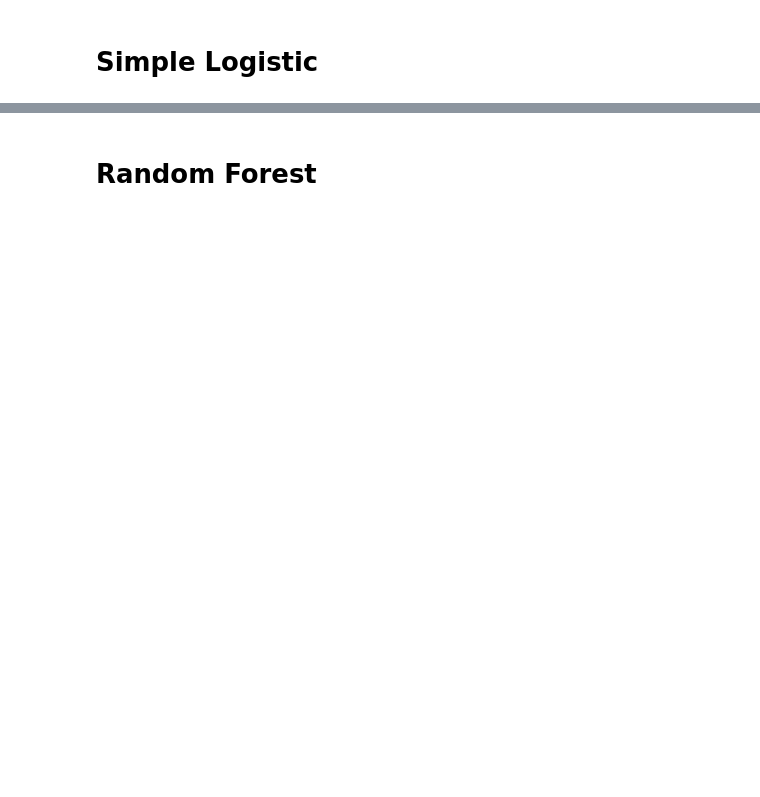
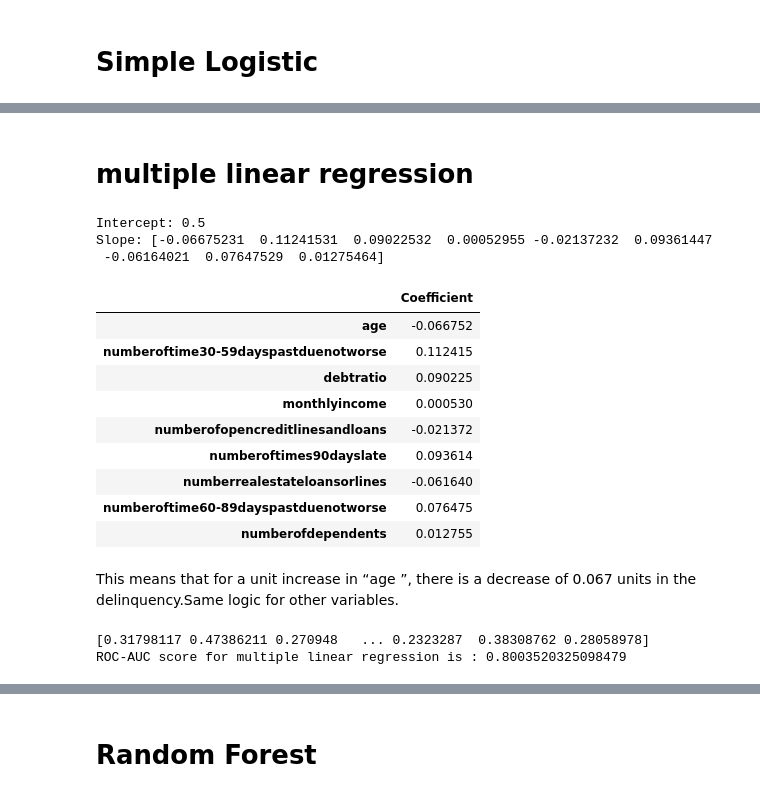
Before and after one commit to saratan8/InclusiveCreditModel, a Jupyter notebook: Kaggledata_Project.ipynb, the cells around one changed output, grey strips where cells are left out. Saved outputs shown, nothing was run; the diff lists cells and outputs as text; code cells hidden in the pictures; blank space fills up the shorter version.

```diff
--- a/Kaggledata_Project.ipynb
+++ b/Kaggledata_Project.ipynb
@@ -464,0 +469,39 @@ ROC-AUC score: 0.8023832843316844
+# %% [markdown]
+# multiple linear regression
+# %%
+from sklearn.linear_model import LinearRegression
+
+model = LinearRegression()
+
+model.fit(x_train, y)
+print('Intercept:',model.intercept_)
+
+# For retrieving the slope:
+print('Slope:',model.coef_)
+
+coeff_df = pd.DataFrame(model.coef_, X_select.columns, columns=['Coefficient'])
+coeff_df
+# %% [output]
+Intercept: 0.5
+Slope: [-0.06675231  0.11241531  0.09022532  0.00052955 -0.02137232  0.09361447
+ -0.06164021  0.07647529  0.01275464]
+|  | Coefficient |
+| age | -0.066752 |
+| numberoftime30-59dayspastduenotworse | 0.112415 |
+| debtratio | 0.090225 |
+| monthlyincome | 0.000530 |
+| numberofopencreditlinesandloans | -0.021372 |
+| numberoftimes90dayslate | 0.093614 |
+| numberrealestateloansorlines | -0.061640 |
+| numberoftime60-89dayspastduenotworse | 0.076475 |
+| numberofdependents | 0.012755 |
+# %% [markdown]
+This means that for a unit increase in “age	”, there is a decrease of 0.067 units in the delinquency.Same logic for other variables.
+# %%
+y_pred = model.predict(x_test)
+print(y_pred)
+roc_auc_ = roc_auc_score(y_test, y_pred)
+print('ROC-AUC score for multiple linear regression is :', roc_auc_)
+# %% [output]
+[0.31798117 0.47386211 0.270948   ... 0.2323287  0.38308762 0.28058978]
+ROC-AUC score for multiple linear regression is : 0.8003520325098479
```
Also changed, not shown: parts of 66 cells of this notebook.
